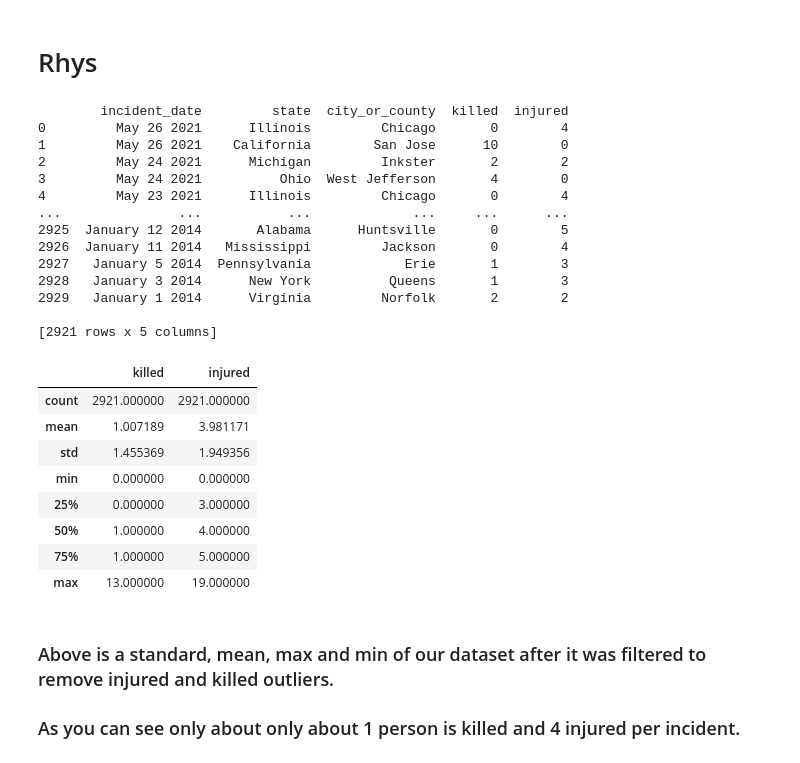
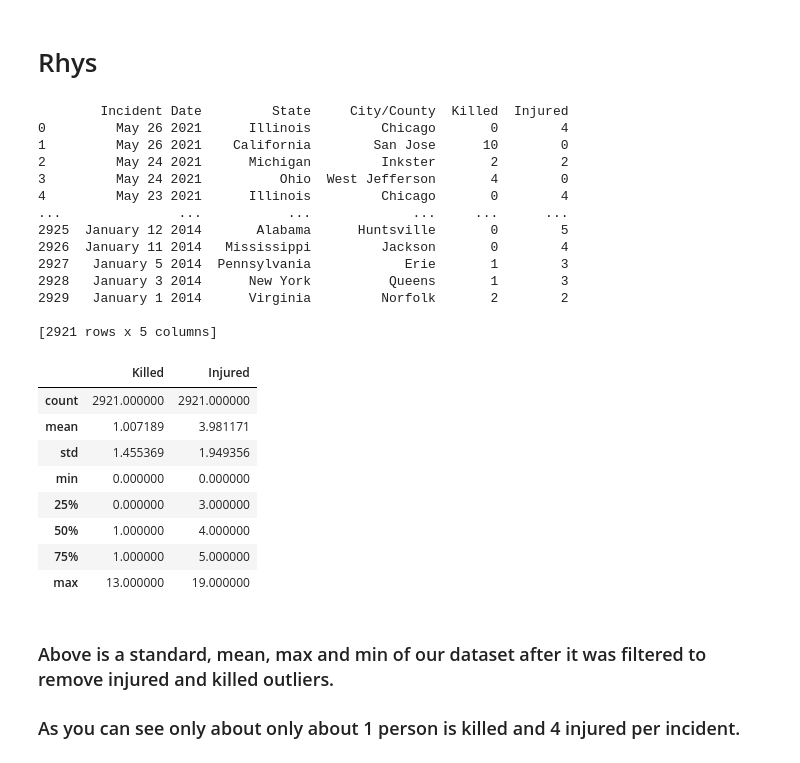
Before and after one commit to ubco-W2022T1-cosc301/project-group39, a Jupyter notebook: notebooks/analysis1.ipynb, the cells around one changed output. Saved outputs shown, nothing was run; the diff lists cells and outputs as text; code cells hidden in the pictures.

```diff
--- a/notebooks/analysis1.ipynb
+++ b/notebooks/analysis1.ipynb
@@ -3,33 +3,33 @@
 # %%
 import pandas as pd
 df = pd.read_csv("../data/raw/US_Gun_Violence_Data.csv")
 df.head()
 df.columns
 df.shape
 df_cleaned = df.copy().drop(['incident_id','address'], axis=1)
-
 df_cleaned = df_cleaned.dropna(axis=0)
 df_cleaned.shape
-df_cleaned = df_cleaned[df_cleaned['killed'] < 15]
-df_cleaned = df_cleaned[df_cleaned['injured'] < 20]
+df_cleaned = df_cleaned.rename(columns={"city_or_county":"City/County","incident_date":"Incident Date","state":"State","killed":"Killed","injured":"Injured"})
+df_cleaned = df_cleaned[df_cleaned['Killed'] < 15]
+df_cleaned = df_cleaned[df_cleaned['Injured'] < 20]
 print(df_cleaned)
 df_cleaned.describe().apply(lambda s: s.apply(lambda x: format(x, 'f')))
 # %% [output]
-        incident_date         state  city_or_county  killed  injured
+        Incident Date         State     City/County  Killed  Injured
 0         May 26 2021      Illinois         Chicago       0        4
 1         May 26 2021    California        San Jose      10        0
 2         May 24 2021      Michigan         Inkster       2        2
 3         May 24 2021          Ohio  West Jefferson       4        0
 4         May 23 2021      Illinois         Chicago       0        4
 ...               ...           ...             ...     ...      ...
 2925  January 12 2014       Alabama      Huntsville       0        5
 2926  January 11 2014   Mississippi         Jackson       0        4
 2927   January 5 2014  Pennsylvania            Erie       1        3
 2928   January 3 2014      New York          Queens       1        3
 2929   January 1 2014      Virginia         Norfolk       2        2
 
 [2921 rows x 5 columns]
-|  | killed | injured |
+|  | Killed | Injured |
 | count | 2921.000000 | 2921.000000 |
 | mean | 1.007189 | 3.981171 |
 | std | 1.455369 | 1.949356 |
```
Also changed, not shown: parts of 4 cells of this notebook, 1 other file.
